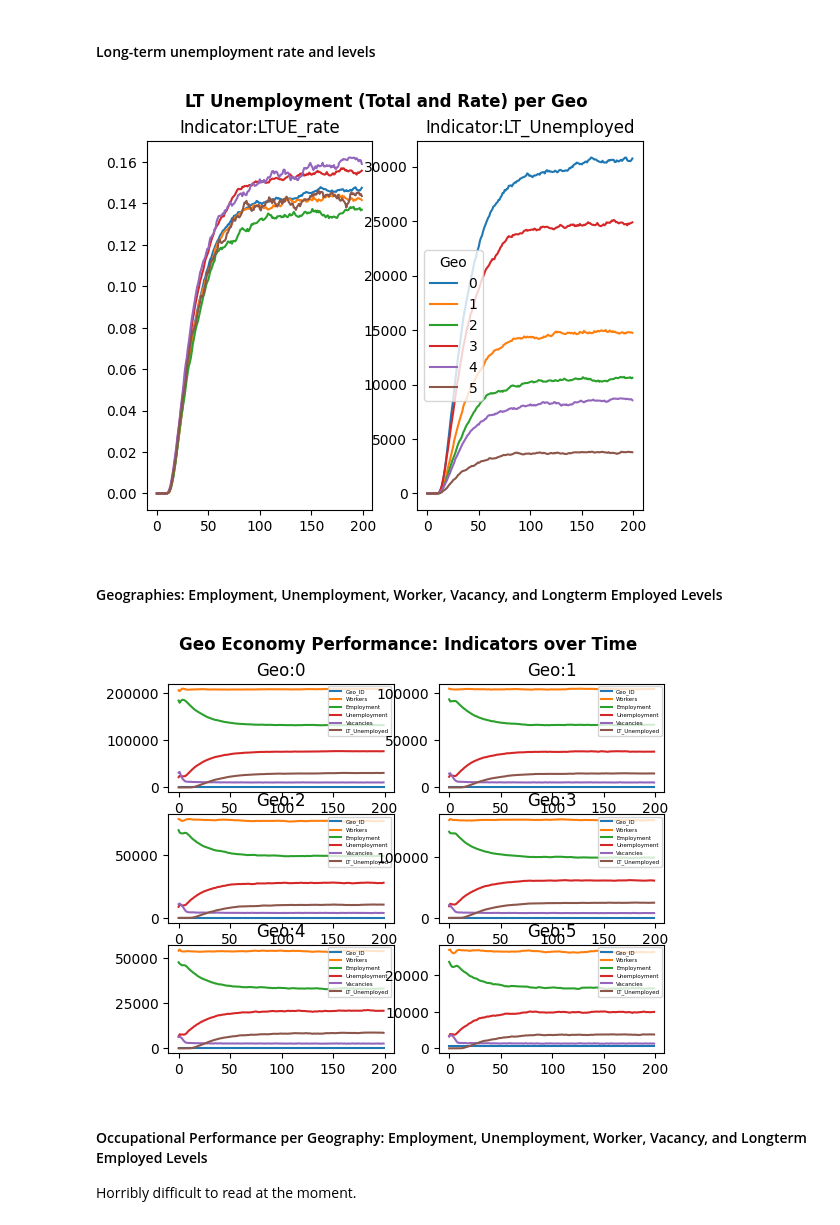
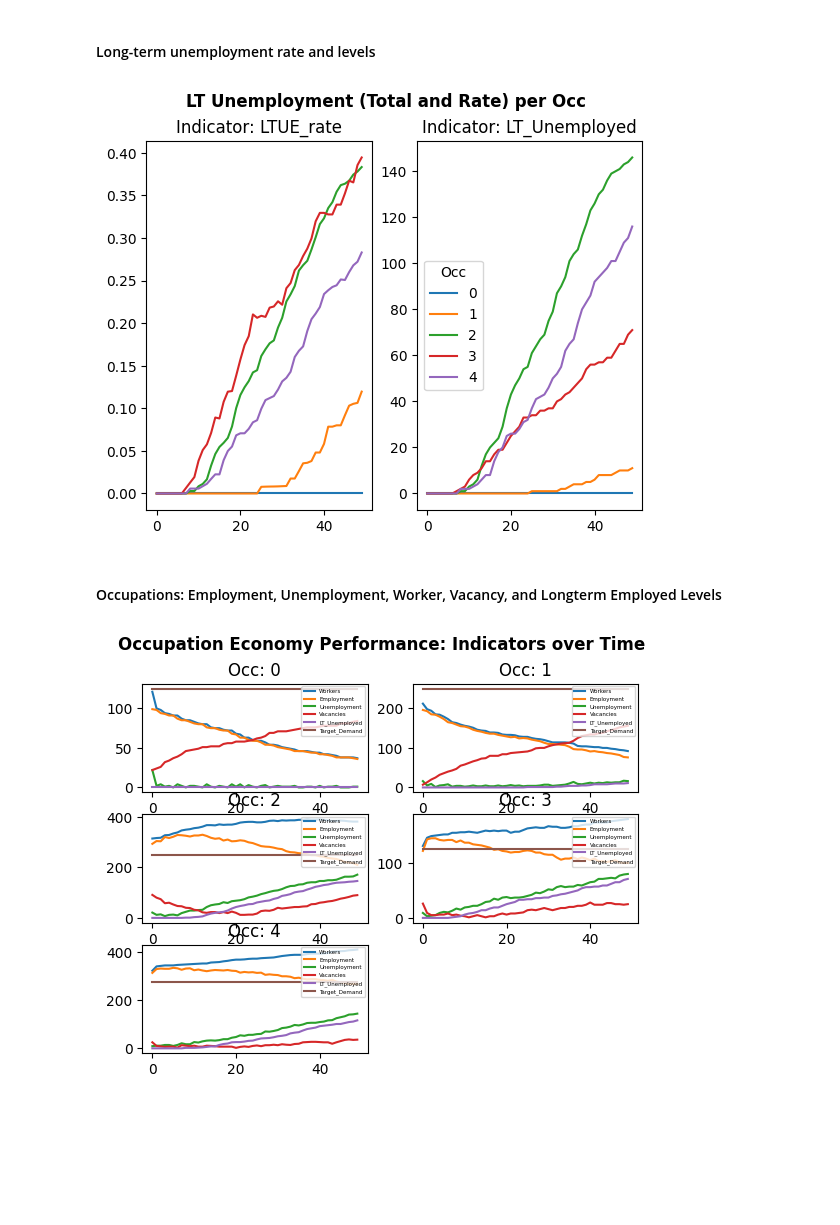
Before and after one commit to ebbam/transition_abm, a Jupyter notebook: toy_transition_abm.ipynb, the cells around one changed output. Saved outputs shown, nothing was run; the diff lists cells and outputs as text; code cells hidden in the pictures; blank space fills up the shorter version.

Commit message:
toy economy code with prelim utility function
toy economy code with prelim utility function

```diff
--- a/toy_transition_abm.ipynb
+++ b/toy_transition_abm.ipynb
@@ -18,8 +7,10 @@ Possible next steps:
 # Import packages
 import numpy as np
 import pandas as pd
-from random import sample
+import random as random
 import matplotlib.pyplot as plt
+import math as math
 from IPython import display
+rng = np.random.default_rng()
 
-path = "~/Documents/Documents - Nuff-Malham/GitHub/Green_Transition_ABM/rep_ebba/"
+path = "~/Documents/Documents - Nuff-Malham/GitHub/transition_abm/"
@@ -241,12 +288,12 @@ Done after  200  time steps.
 # %%
 # Results specifications (whether to save as final or not)
 final = False
-figpath = "~/Documents/Documents - Nuff-Malham/GitHub/Green_Transition_ABM/rep_ebba/output"
+figpath = "~/Documents/Documents - Nuff-Malham/GitHub/transition_abm/output"
 # %% [markdown]
 #### Overall Economy: Employment, Unemployment, Worker, Vacancy, and Longterm Employed Levels
 # %%
 # Indicators in overall economy
-totals = record.loc[:,['Time', 'Geo_ID', 'Workers','Employment', 'Unemployment', 'Vacancies', 'LT_Unemployed']].groupby(['Time']).sum()
+totals = record.loc[:,['Time', 'Workers','Employment', 'Unemployment', 'Vacancies', 'LT_Unemployed', 'Target_Demand']].groupby(['Time']).sum()
 lgd = []
 for column in totals[1:]:
     plt.plot(totals[column])
@@ -263,55 +310,49 @@ plt.close()
 # %% [markdown]
 #### Long-term unemployment rate and levels
 # %%
-# LT Unemployed per geography
+# LT Unemployed per occupation
 
 fig = plt.figure(constrained_layout = False)
-ltue = record.loc[:,['Time', 'Geo_ID', 'Workers', 'LT_Unemployed']].groupby(['Time', 'Geo_ID']).sum().reset_index()
+ltue = record.loc[:,['Time', 'Occupation_ID','Workers', 'LT_Unemployed']].groupby(['Time', 'Occupation_ID']).sum().reset_index()
 ltue['LTUE_rate'] = ltue['LT_Unemployed'] / ltue['Workers']
 lgd = []
-# #ltue.set_index('Time', inplace=True)
-# #plt.plot(ltue.groupby('Geo_ID')['LTUE_rate'])
 for i, ind in enumerate(['LTUE_rate', 'LT_Unemployed']):
-    fig.add_subplot(1, 2, i+1, title=f'Indicator:{ind}')
-    for g in np.unique(ltue.Geo_ID):
-        temp = ltue[(ltue['Geo_ID'] == g)][[ind, 'Time']]
+    fig.add_subplot(1, 2, i+1, title=f'Indicator: {ind}')
+    for g in np.unique(ltue.Occupation_ID):
+        temp = ltue[(ltue['Occupation_ID'] == g)][[ind, 'Time']]
         plt.plot(temp['Time'], temp[ind])
         lgd.append(int(g))
-plt.suptitle("LT Unemployment (Total and Rate) per Geo", fontweight = 'bold')
-plt.legend(list(lgd), loc="center left", ncol=1, title = "Geo")
+plt.suptitle("LT Unemployment (Total and Rate) per Occ", fontweight = 'bold')
+plt.legend(list(lgd), loc="center left", ncol=1, title = "Occ")
 if final:
-    plt.savefig(figpath+'ltuer_geo.jpg', dpi = 300)
+    plt.savefig(figpath+'ltuer_occ.jpg', dpi = 300)
 else:
     plt.show()
 plt.close(fig)
 # %% [output]
-[figure, old version]
+[figure, new version]
 # %% [markdown]
-#### Geographies: Employment, Unemployment, Worker, Vacancy, and Longterm Employed Levels
+#### Occupations: Employment, Unemployment, Worker, Vacancy, and Longterm Employed Levels
 # %%
-# Overall indicators per geography (sum of indicators in all occupations)
-ids = np.unique(record.Geo_ID)
+# Overall indicators per occupation
+ids = np.unique(record.Occupation_ID)
 fig = plt.figure(constrained_layout = False)
 
-geo_totals = record.loc[:,['Time', 'Geo_ID', 'Workers','Employment', 'Unemployment', 'Vacancies', 'LT_Unemployed']]
-for g in ids:
-    gtmp = geo_totals[(geo_totals['Geo_ID'] == g)].loc[:, ['Time', 'Geo_ID', 'Workers', 'Employment', 'Unemployment', 'Vacancies', 'LT_Unemployed']].groupby(['Time']).sum()
+occ_totals = record.loc[:,['Time', 'Occupation_ID', 'Workers','Employment', 'Unemployment', 'Vacancies', 'LT_Unemployed', 'Target_Demand']]
+for occ in ids:
+    gtmp = occ_totals[(occ_totals['Occupation_ID'] == occ)].loc[:, ['Time', 'Workers', 'Employment', 'Unemployment', 'Vacancies', 'LT_Unemployed', 'Target_Demand']].groupby(['Time']).sum()
     # Indicators (workers, employment, etc)
-    fig.add_subplot(3, 2, int(g)+1, title = f'Geo:{int(g)}')
+    fig.add_subplot(3, 2, int(occ)+1, title = f'Occ: {int(occ)}')
     lgd = []
     for column in gtmp[1:]:
         plt.plot(gtmp[column])
         lgd.append(column)
     plt.legend(list(lgd), loc='upper right', ncols = 1, title_fontsize = "6", fontsize="4")
-fig.suptitle("Geo Economy Performance: Indicators over Time", fontweight = 'bold')
+fig.suptitle("Occupation Economy Performance: Indicators over Time", fontweight = 'bold')
 if final:
-    plt.savefig(figpath+'geo_econ_perf.jpg', dpi = 300)
+    plt.savefig(figpath+'occ_perf.jpg', dpi = 300)
 else:
     plt.show()
 plt.close(fig)
 # %% [output]
-[figure, old version]
+[figure, new version]
-# %% [markdown]
-#### Occupational Performance per Geography: Employment, Unemployment, Worker, Vacancy, and Longterm Employed Levels
-
-Horribly difficult to read at the moment.
```
Also changed, not shown: parts of 20 cells of this notebook, 1 other file.
